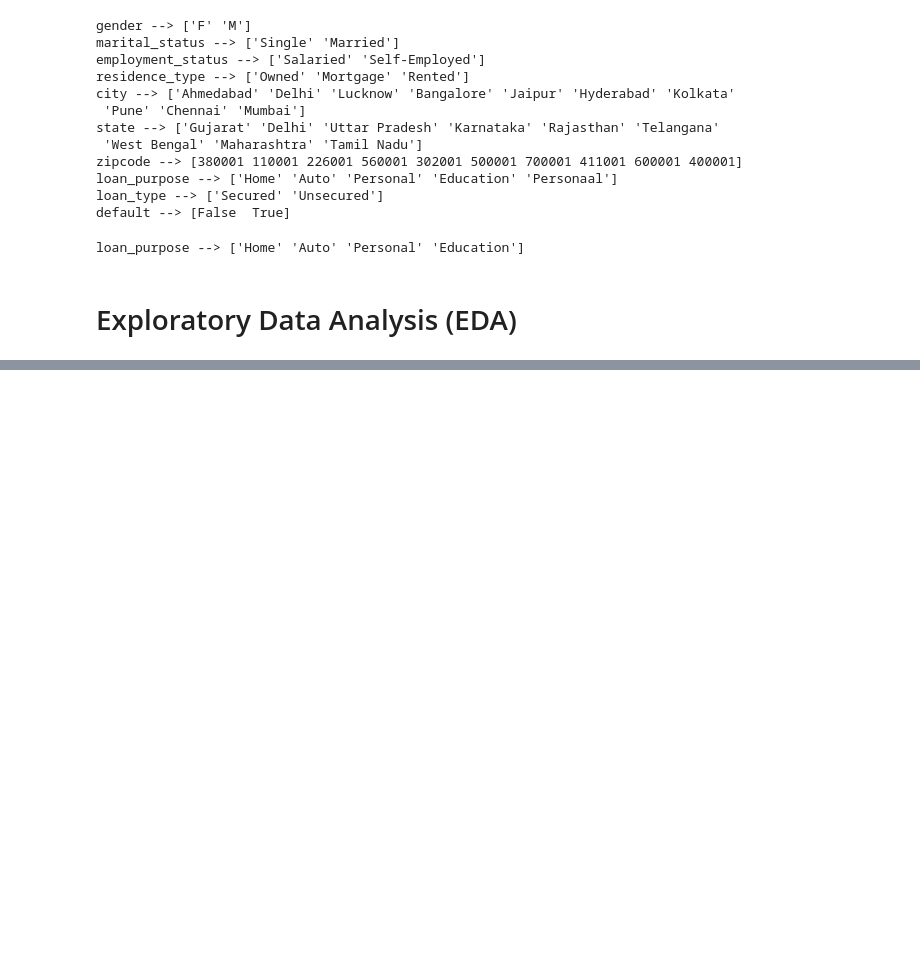
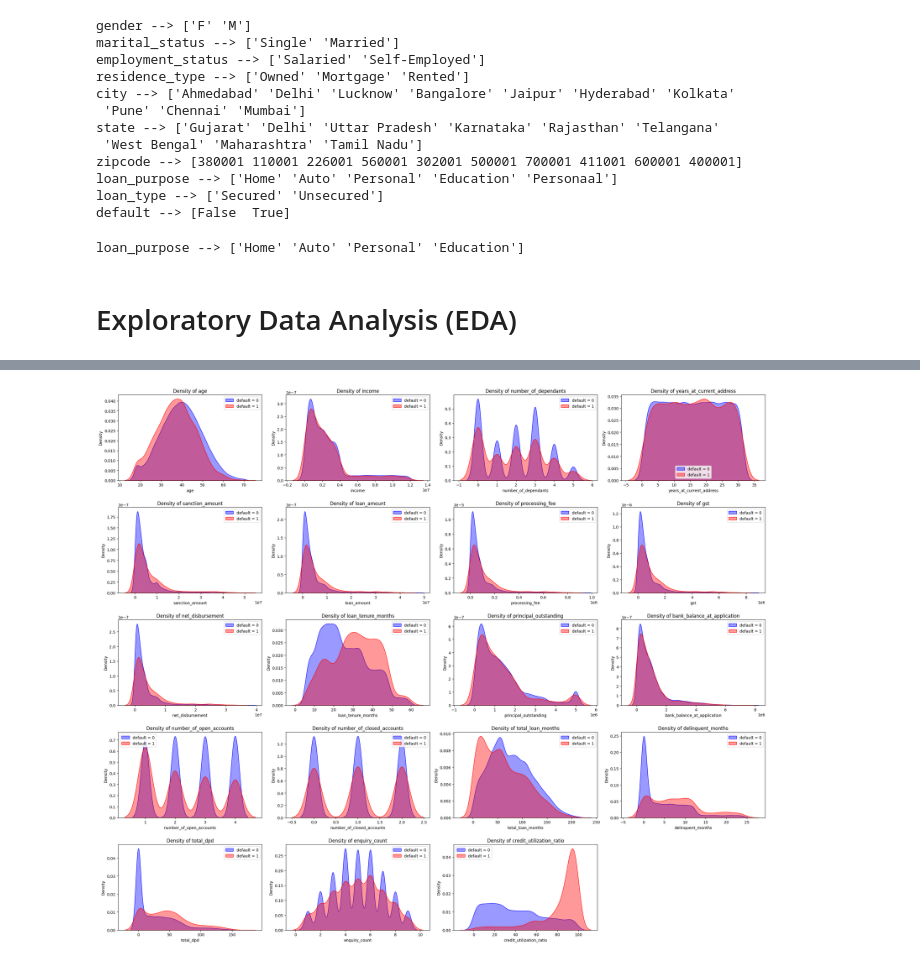
Before and after one commit to abidtalukder/credit-risk-modeling, a Jupyter notebook: notebooks/risk_modeling.ipynb, the cells around one changed output, grey strips where cells are left out. Drawn from its saved outputs; the diff is of its cells as text; code cells hidden in the pictures; blank space fills up the shorter version.

Commit message:
Created and analyzed distributions of continuous features for defaulters vs non defaulters to characterize each group.

```diff
--- a/notebooks/risk_modeling.ipynb
+++ b/notebooks/risk_modeling.ipynb
@@ -311,0 +334,22 @@ loan_purpose --> ['Home' 'Auto' 'Personal' 'Education']
+# %%
+n_cols = 4
+n_total = len(columns_continuous)
+n_rows = (n_total + n_cols - 1) // n_cols
+
+fig, axes = plt.subplots(n_rows, n_cols, figsize=(6 * n_cols, 4 * n_rows))
+axes = axes.flatten()
+
+for i, col in enumerate(columns_continuous):
+    sns.kdeplot(df_train_1[df_train_1.default == 0][col], label='default = 0', color='blue', ax=axes[i], fill=True, alpha=0.4)
+    sns.kdeplot(df_train_1[df_train_1.default == 1][col], label='default = 1', color='red', ax=axes[i], fill=True, alpha=0.4)
+    axes[i].set_title(f'Density of {col}')
+    axes[i].legend()
+
+# Remove any unused axes
+for j in range(i + 1, len(axes)):
+    fig.delaxes(axes[j])
+
+plt.tight_layout()
+plt.show()
+# %% [output]
+[figure, added]
```
Also changed, not shown: parts of 3 cells of this notebook.
